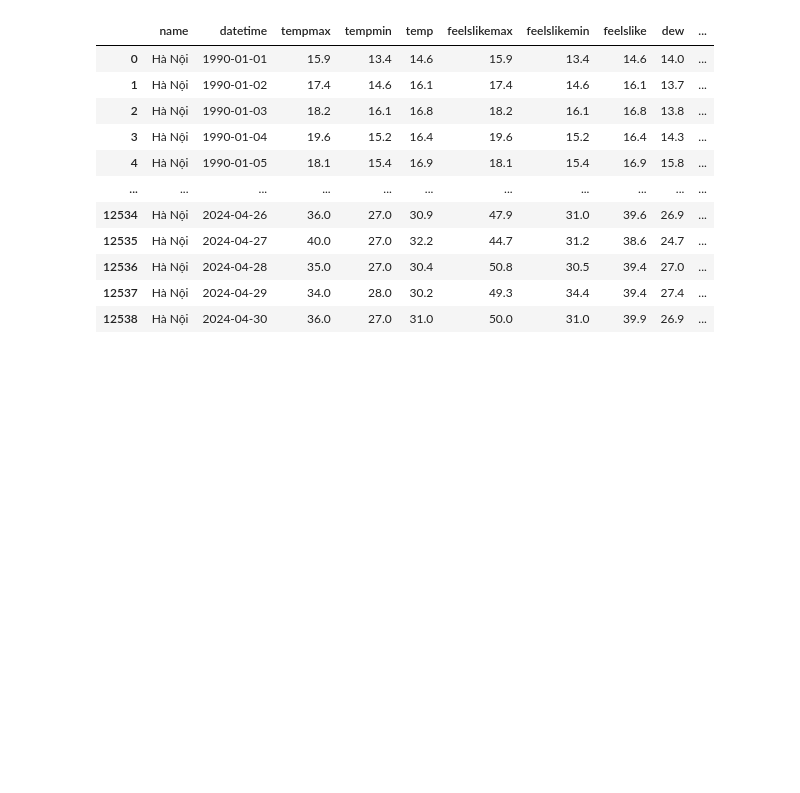
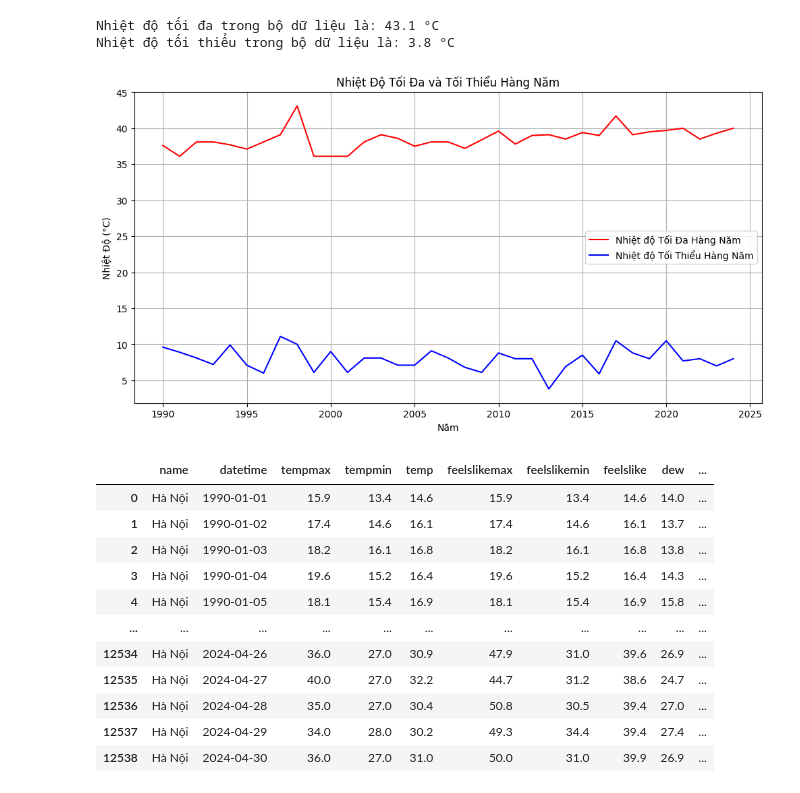
Before and after one commit to 22022658NguyenTienKhoi/13-Weather-Forecast, a Jupyter notebook: Tan - Random Forest/temp.ipynb, the cells around one changed output. Drawn from its saved outputs; the diff is of its cells as text; code cells hidden in the pictures; blank space fills up the shorter version.

```diff
--- a/Tan - Random Forest/temp.ipynb
+++ b/Tan - Random Forest/temp.ipynb
@@ -11,3 +38,39 @@ weather = pd.read_csv("../Tan - Random Forest/hanoiweather.csv")
+# %%
+max_temperature = df['tempmax'].max()
+min_temperature = df['tempmin'].min()
+
+print("Nhiệt độ tối đa trong bộ dữ liệu là:", max_temperature, "°C")
+print("Nhiệt độ tối thiểu trong bộ dữ liệu là:", min_temperature, "°C")
+# %% [output]
+Nhiệt độ tối đa trong bộ dữ liệu là: 43.1 °C
+Nhiệt độ tối thiểu trong bộ dữ liệu là: 3.8 °C
+# %%
+import matplotlib.pyplot as plt
+
+# Tạo biểu đồ
+plt.figure(figsize=(12, 6))
+
+# Vẽ đường cho nhiệt độ tối đa hàng năm
+plt.plot(annual_max_temps, label='Nhiệt độ Tối Đa Hàng Năm', color='red')
+
+# Vẽ đường cho nhiệt độ tối thiểu hàng năm
+plt.plot(annual_min_temps, label='Nhiệt độ Tối Thiểu Hàng Năm', color='blue')
+
+# Thêm tiêu đề và nhãn
+plt.title('Nhiệt Độ Tối Đa và Tối Thiểu Hàng Năm')
+plt.xlabel('Năm')
+plt.ylabel('Nhiệt Độ (°C)')
+
+# Thêm chú thích
+plt.legend()
+
+# Hiển thị lưới
+plt.grid(True)
+
+# Hiển thị biểu đồ
+plt.show()
+# %% [output]
+[figure, added]
 # %%
 from datetime import datetime
 
```
Also changed, not shown: parts of 24 cells of this notebook, 1 other file.
